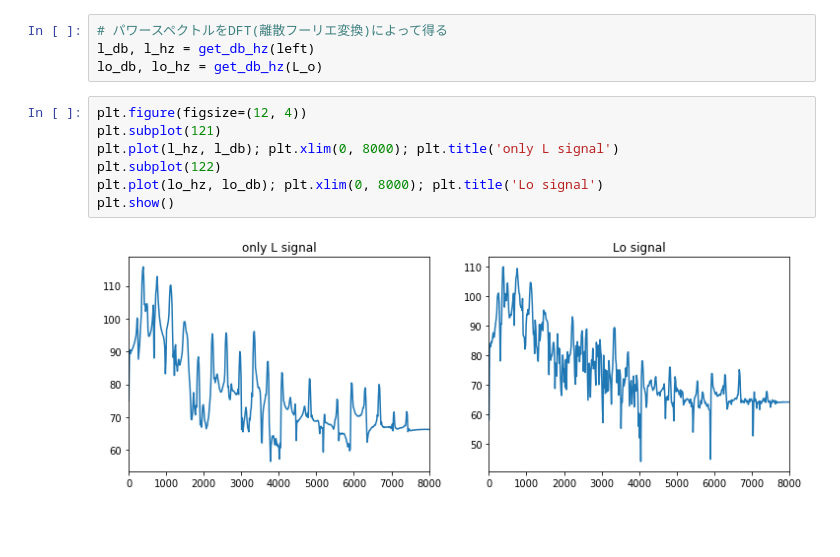
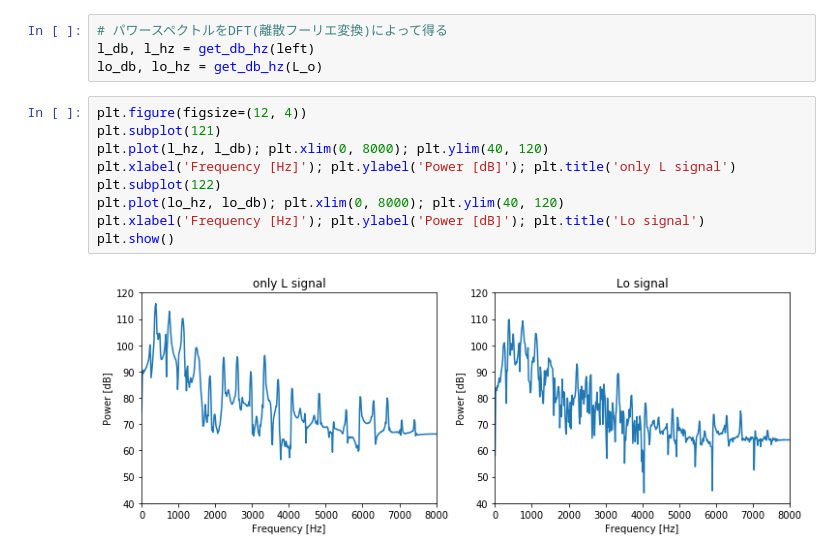
Before and after one commit to kargenk/sound_processing, a Jupyter notebook: stereo_sound.ipynb, the cells around one changed output. Cells and saved outputs as stored; diff of their text form; blank space fills up the shorter version.

Commit message:
[fix] plot title and axis

```diff
--- a/stereo_sound.ipynb
+++ b/stereo_sound.ipynb
@@ -100,9 +100,11 @@ lo_db, lo_hz = get_db_hz(L_o)
 # %%
 plt.figure(figsize=(12, 4))
 plt.subplot(121)
-plt.plot(l_hz, l_db); plt.xlim(0, 8000); plt.title('only L signal')
+plt.plot(l_hz, l_db); plt.xlim(0, 8000); plt.ylim(40, 120)
+plt.xlabel('Frequency [Hz]'); plt.ylabel('Power [dB]'); plt.title('only L signal')
 plt.subplot(122)
-plt.plot(lo_hz, lo_db); plt.xlim(0, 8000); plt.title('Lo signal')
+plt.plot(lo_hz, lo_db); plt.xlim(0, 8000); plt.ylim(40, 120)
+plt.xlabel('Frequency [Hz]'); plt.ylabel('Power [dB]'); plt.title('Lo signal')
 plt.show()
 # %% [output]
-[figure, old version]
+[figure, new version]
```
